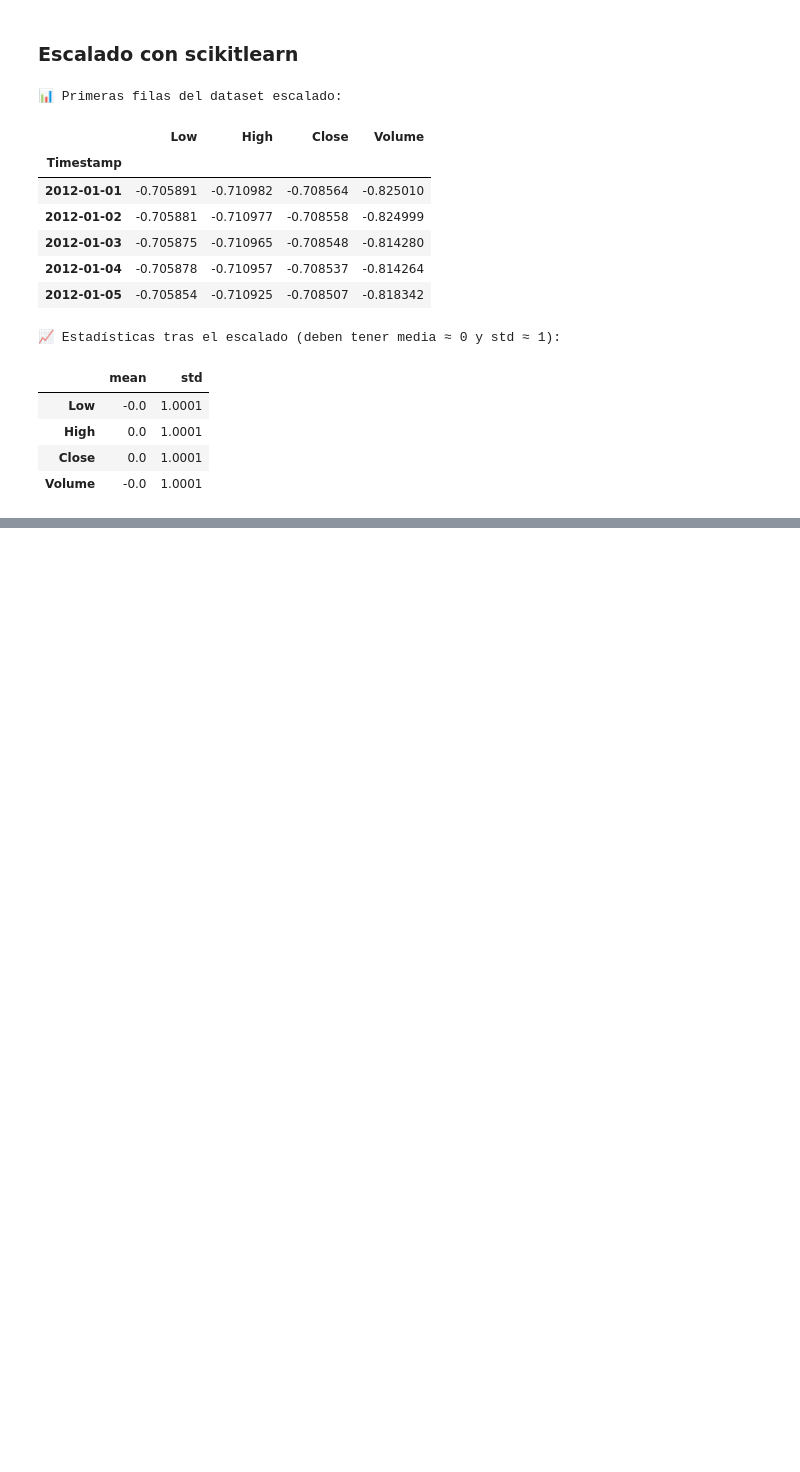
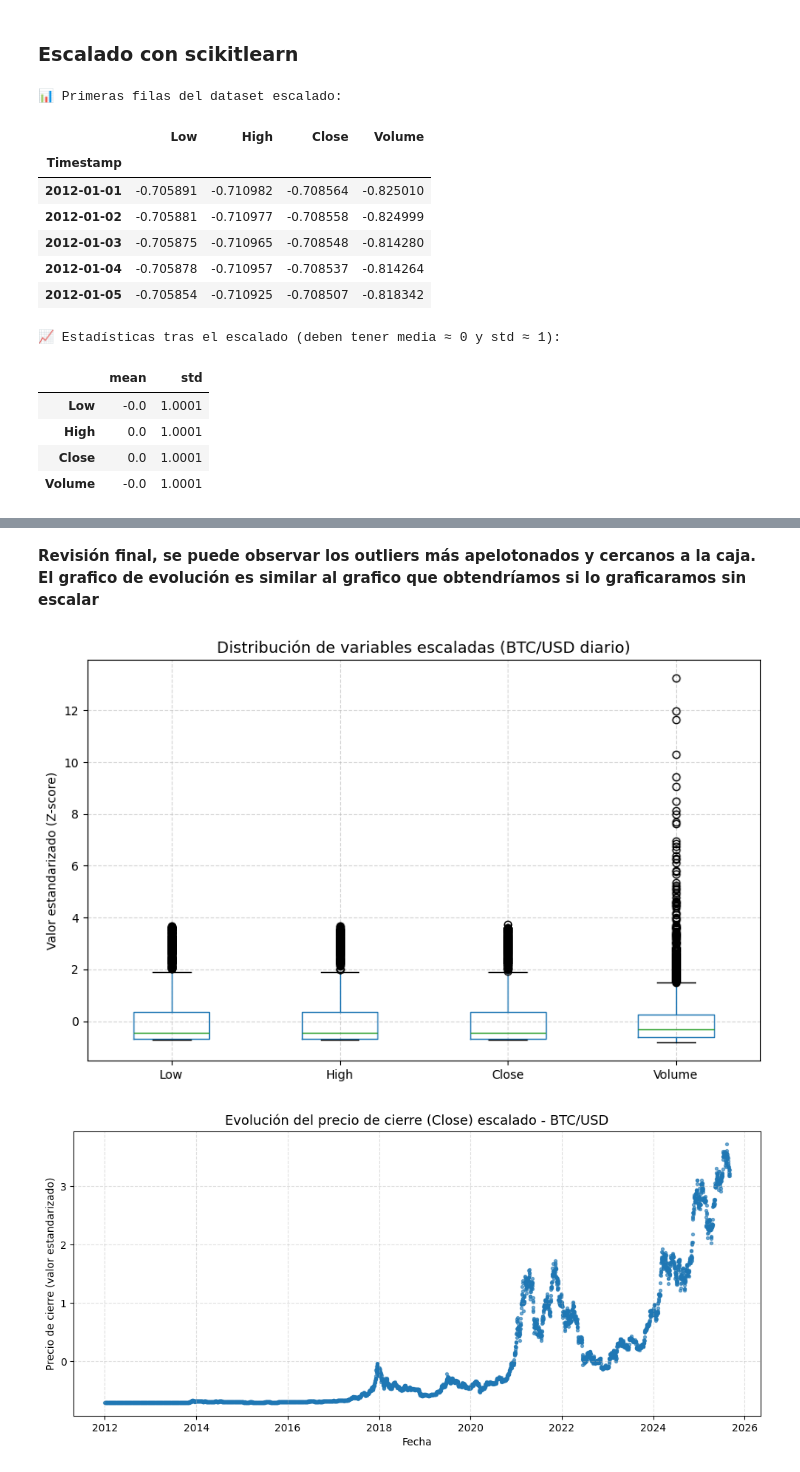
Before and after one commit to AlexandreKc/SUMATIVA2_IDN, a Jupyter notebook: notebook/BI_T3_SebastianCarrera.ipynb, the cells around one changed output, grey strips where cells are left out. Cells and saved outputs as stored; diff of their text form; code cells hidden in the pictures; blank space fills up the shorter version.

```diff
--- a/notebook/BI_T3_SebastianCarrera.ipynb
+++ b/notebook/BI_T3_SebastianCarrera.ipynb
@@ -186,0 +231,20 @@ display(btc_scaled.describe().T[['mean', 'std']].round(4))
+# %% [markdown]
+**Revisión final, se puede observar los outliers más apelotonados y cercanos a la caja. El grafico de evolución es similar al grafico que obtendríamos si lo graficaramos sin escalar**
+# %%
+plt.figure(figsize=(10,6))
+btc_scaled[['Low','High','Close','Volume']].boxplot()
+plt.title("Distribución de variables escaladas (BTC/USD diario)", fontsize=13)
+plt.ylabel("Valor estandarizado (Z-score)")
+plt.grid(True, linestyle="--", alpha=0.5)
+plt.show()
+
+plt.figure(figsize=(12,5))
+plt.scatter(btc_scaled.index, btc_scaled["Close"], s=8, alpha=0.6, color="tab:blue")
+plt.title("Evolución del precio de cierre (Close) escalado - BTC/USD", fontsize=13)
+plt.xlabel("Fecha")
+plt.ylabel("Precio de cierre (valor estandarizado)")
+plt.grid(True, linestyle="--", alpha=0.4)
+plt.show()
+# %% [output]
+[figure, added]
+[figure, added]
```
Also changed, not shown: parts of 8 cells of this notebook.
